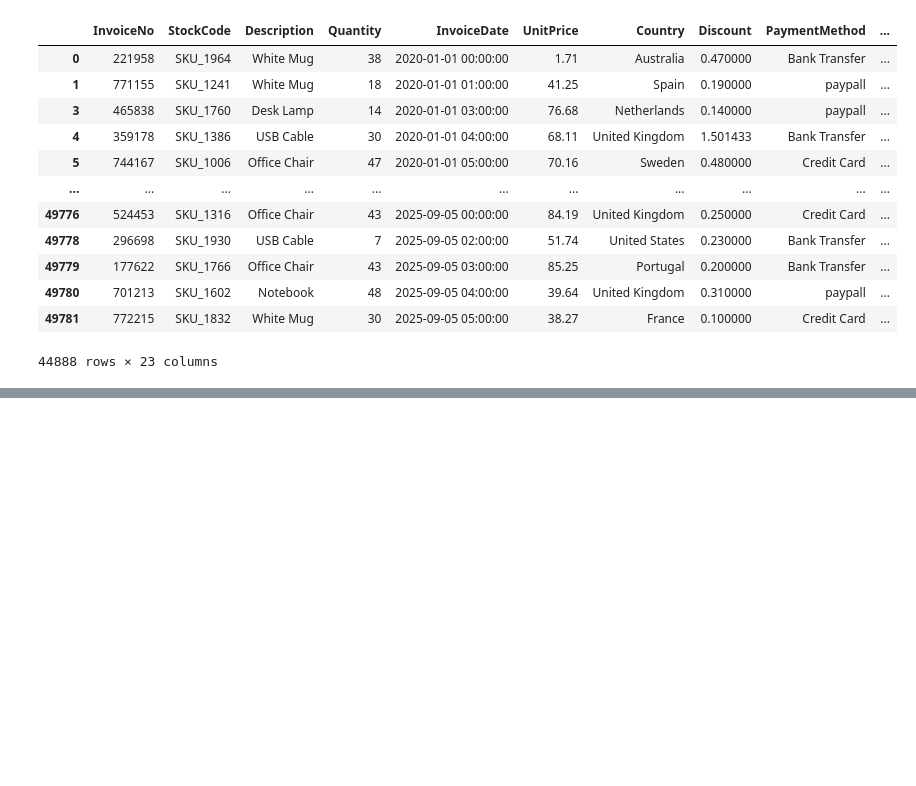
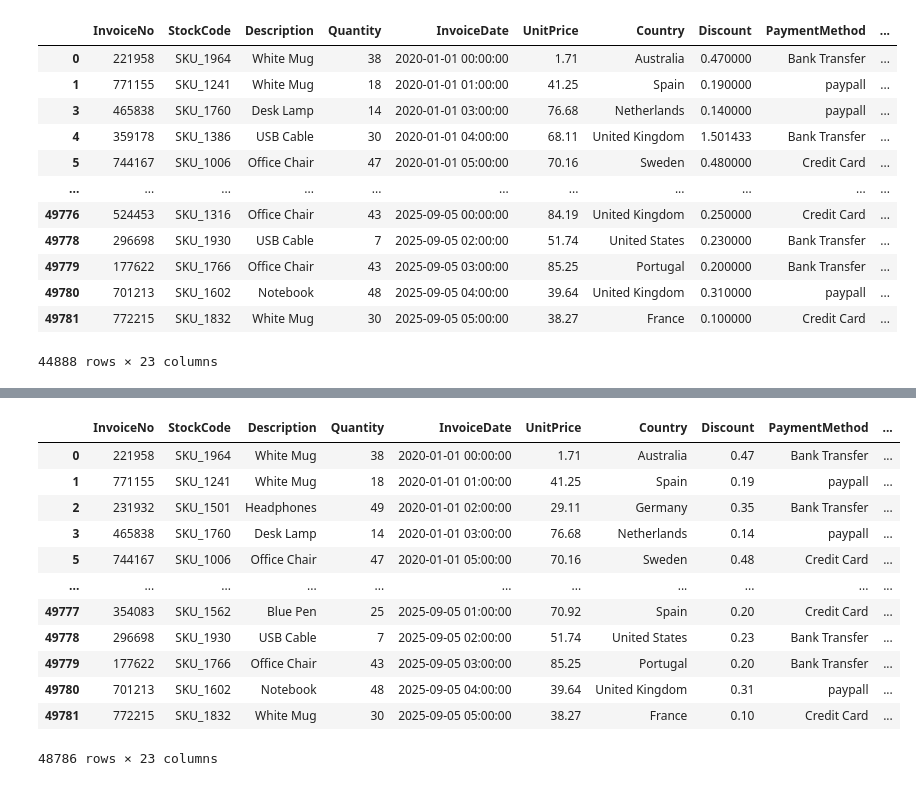
Before and after one commit to ddatnguyen97/Online-Sales_Analysis, a Jupyter notebook: Online Sales Analysis.ipynb, the cells around one changed output, grey strips where cells are left out. Saved outputs shown, nothing was run; the diff lists cells and outputs as text; code cells hidden in the pictures; blank space fills up the shorter version.

```diff
--- a/Online Sales Analysis.ipynb
+++ b/Online Sales Analysis.ipynb
@@ -461,0 +480,17 @@ print(percentage_sa_of_successful_products)
+# %%
+positive_total_sales_df = df[df['TotalSales'] >= 0]
+positive_total_sales_df
+# %% [output]
+|  | InvoiceNo | StockCode | Description | Quantity | InvoiceDate | UnitPrice | Country | Discount | PaymentMethod | ... |
+| 0 | 221958 | SKU_1964 | White Mug | 38 | 2020-01-01 00:00:00 | 1.71 | Australia | 0.47 | Bank Transfer | ... |
+| 1 | 771155 | SKU_1241 | White Mug | 18 | 2020-01-01 01:00:00 | 41.25 | Spain | 0.19 | paypall | ... |
+| 2 | 231932 | SKU_1501 | Headphones | 49 | 2020-01-01 02:00:00 | 29.11 | Germany | 0.35 | Bank Transfer | ... |
+| 3 | 465838 | SKU_1760 | Desk Lamp | 14 | 2020-01-01 03:00:00 | 76.68 | Netherlands | 0.14 | paypall | ... |
+| 5 | 744167 | SKU_1006 | Office Chair | 47 | 2020-01-01 05:00:00 | 70.16 | Sweden | 0.48 | Credit Card | ... |
+| ... | ... | ... | ... | ... | ... | ... | ... | ... | ... | ... |
+| 49777 | 354083 | SKU_1562 | Blue Pen | 25 | 2025-09-05 01:00:00 | 70.92 | Spain | 0.20 | Credit Card | ... |
+| 49778 | 296698 | SKU_1930 | USB Cable | 7 | 2025-09-05 02:00:00 | 51.74 | United States | 0.23 | Bank Transfer | ... |
+| 49779 | 177622 | SKU_1766 | Office Chair | 43 | 2025-09-05 03:00:00 | 85.25 | Portugal | 0.20 | Bank Transfer | ... |
+| 49780 | 701213 | SKU_1602 | Notebook | 48 | 2025-09-05 04:00:00 | 39.64 | United Kingdom | 0.31 | paypall | ... |
+| 49781 | 772215 | SKU_1832 | White Mug | 30 | 2025-09-05 05:00:00 | 38.27 | France | 0.10 | Credit Card | ... |
+48786 rows × 23 columns
```
Also changed, not shown: parts of 9 cells of this notebook.
